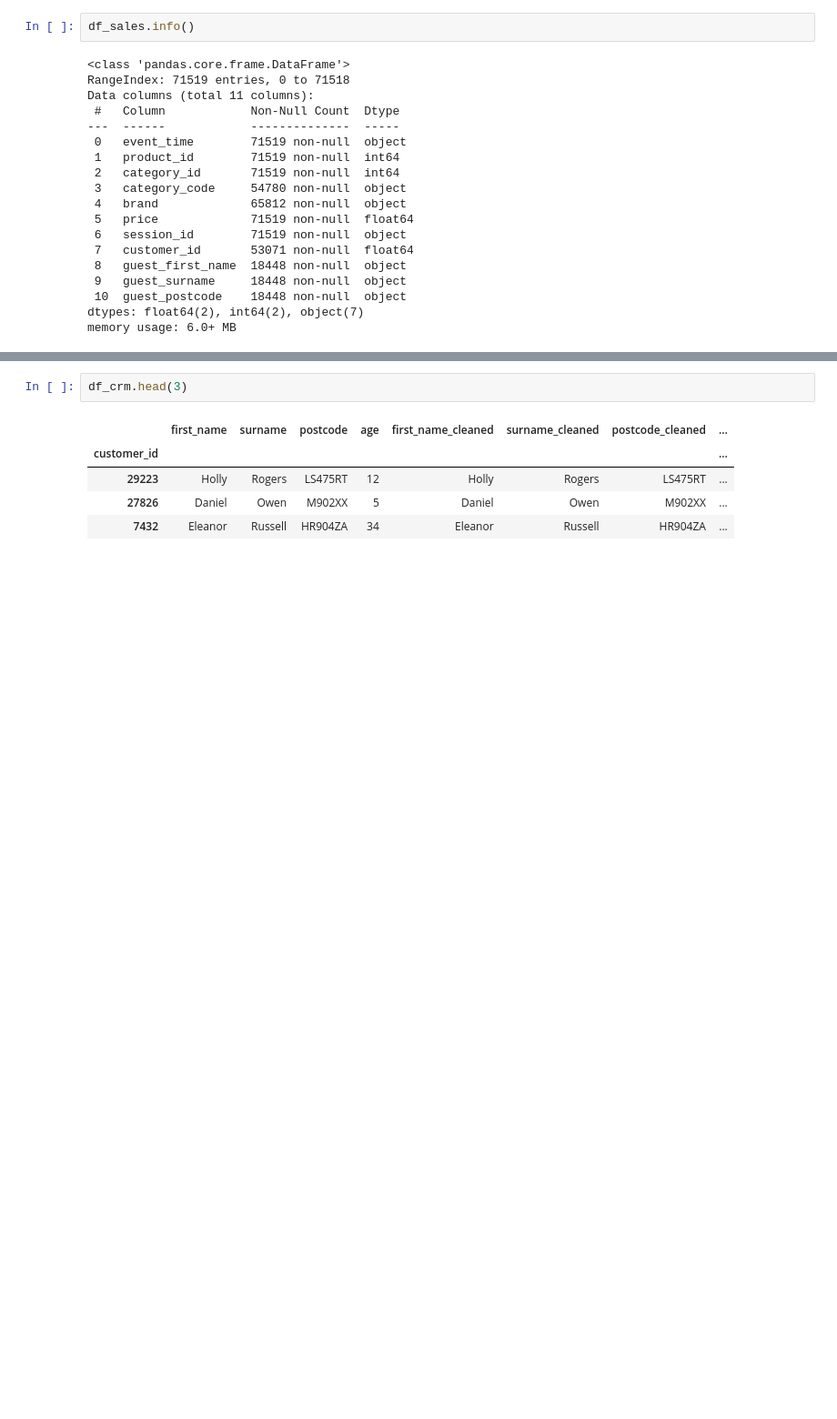
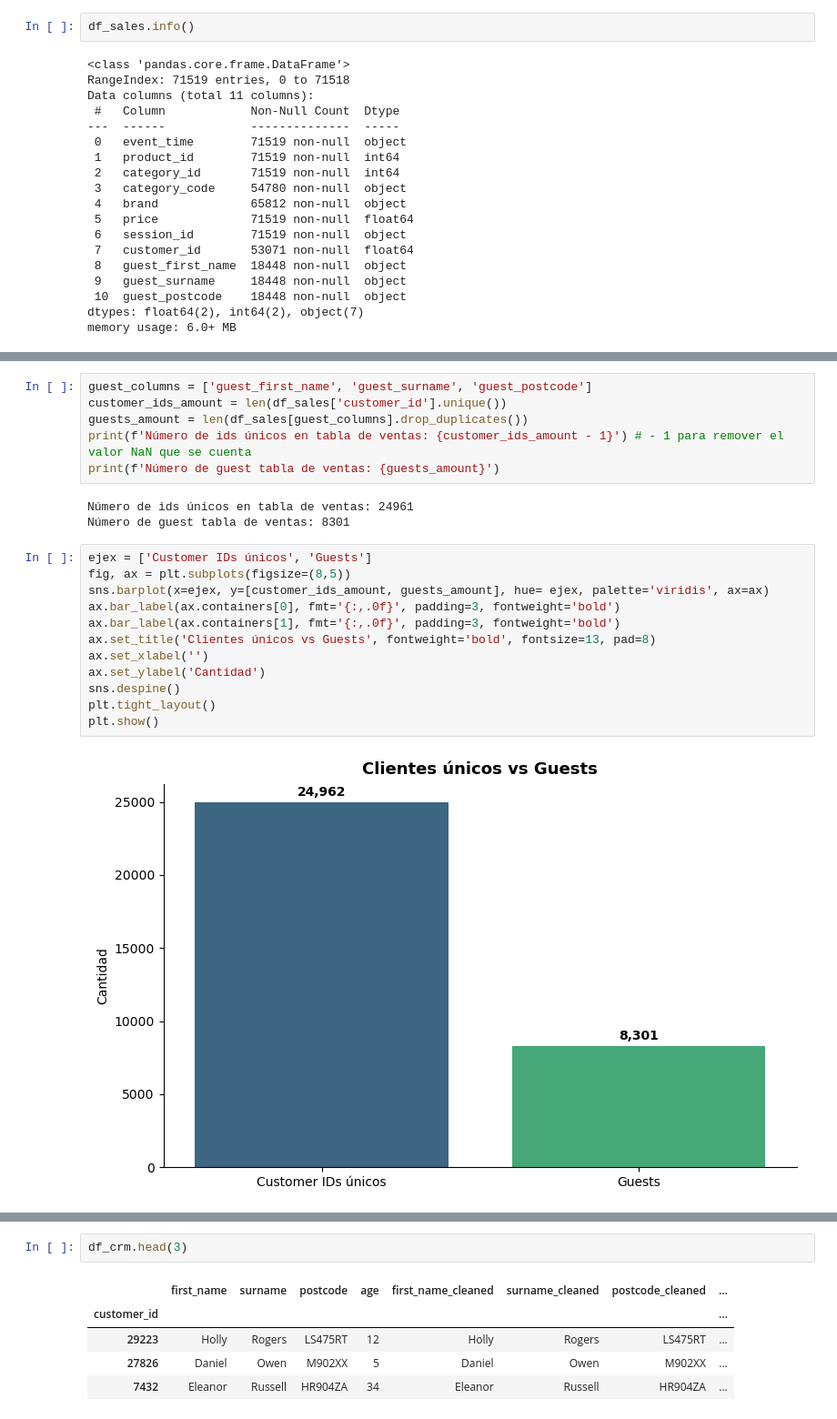
Before and after one commit to SheltonCarvallo/DataModeling-Duplicates, a Jupyter notebook: data_modeling.ipynb, the cells around one changed output, grey strips where cells are left out. Shown at 91% size. Cells and saved outputs as stored; diff of their text form; blank space fills up the shorter version.

```diff
--- a/data_modeling.ipynb
+++ b/data_modeling.ipynb
@@ -449,0 +160,23 @@ Name: 23917, dtype: object
+# %%
+guest_columns = ['guest_first_name', 'guest_surname', 'guest_postcode']
+customer_ids_amount = len(df_sales['customer_id'].unique())
+guests_amount = len(df_sales[guest_columns].drop_duplicates())
+print(f'Número de ids únicos en tabla de ventas: {customer_ids_amount - 1}') # - 1 para remover el valor NaN que se cuenta
+print(f'Número de guest tabla de ventas: {guests_amount}')
+# %% [output]
+Número de ids únicos en tabla de ventas: 24961
+Número de guest tabla de ventas: 8301
+# %%
+ejex = ['Customer IDs únicos', 'Guests']
+fig, ax = plt.subplots(figsize=(8,5))
+sns.barplot(x=ejex, y=[customer_ids_amount, guests_amount], hue= ejex, palette='viridis', ax=ax)
+ax.bar_label(ax.containers[0], fmt='{:,.0f}', padding=3, fontweight='bold')
+ax.bar_label(ax.containers[1], fmt='{:,.0f}', padding=3, fontweight='bold')
+ax.set_title('Clientes únicos vs Guests', fontweight='bold', fontsize=13, pad=8)
+ax.set_xlabel('')
+ax.set_ylabel('Cantidad')
+sns.despine()
+plt.tight_layout()
+plt.show()
+# %% [output]
+[figure, added]
```
Also changed, not shown: parts of 226 cells of this notebook, 4 other files.
